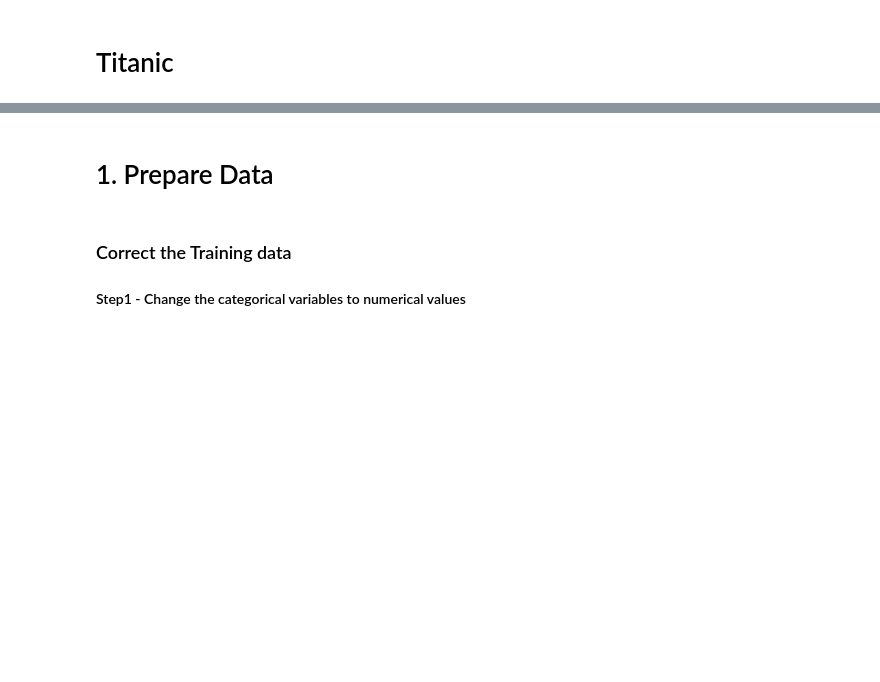
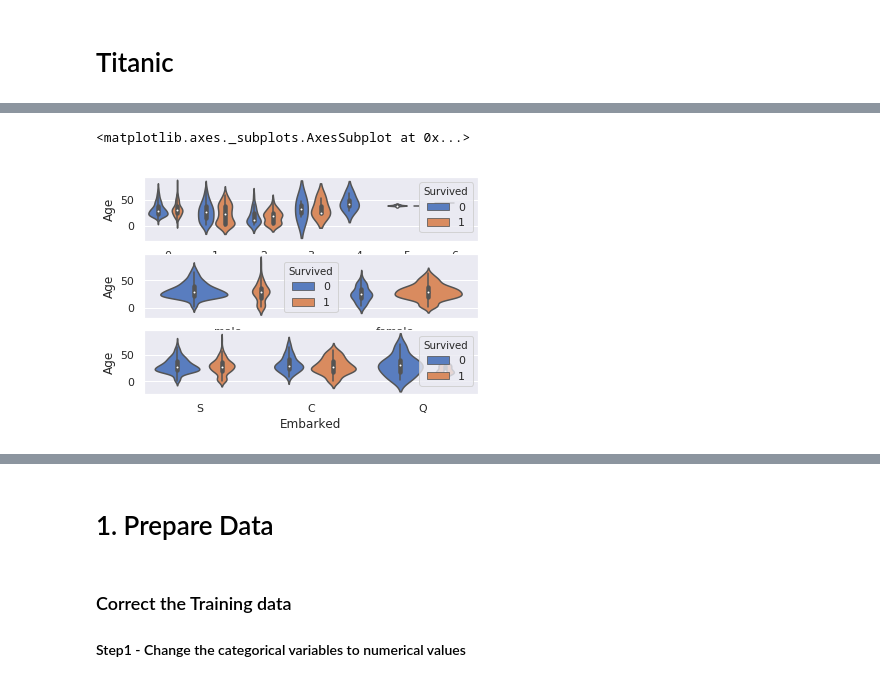
Before and after one commit to birdor/kag_titanic, a Jupyter notebook: Kaggle_Evaluation_of_Multiple_Models.ipynb, the cells around one changed output, grey strips where cells are left out. Cells and saved outputs as stored; diff of their text form; code cells hidden in the pictures; blank space fills up the shorter version.

```diff
--- a/Kaggle_Evaluation_of_Multiple_Models.ipynb
+++ b/Kaggle_Evaluation_of_Multiple_Models.ipynb
@@ -23,0 +43,9 @@ test_df = pd.read_csv('test.csv')
+# %%
+sns.set()
+fig, axes2 = plt.subplots(3,1)
+sns.violinplot(x="Parch",y="Age", hue="Survived", data=t_df_cp, scale="count", palette="muted",ax=axes2[0])
+sns.violinplot(x="Sex",y="Age", hue="Survived", data=t_df_cp, scale="count", palette="muted",ax=axes2[1])
+sns.violinplot(x="Embarked",y="Age", hue="Survived", data=t_df_cp, scale="count", palette="muted",ax=axes2[2])
+# %% [output]
+<matplotlib.axes._subplots.AxesSubplot at 0x...>
+[figure, added]
```
Also changed, not shown: parts of 17 cells of this notebook.
